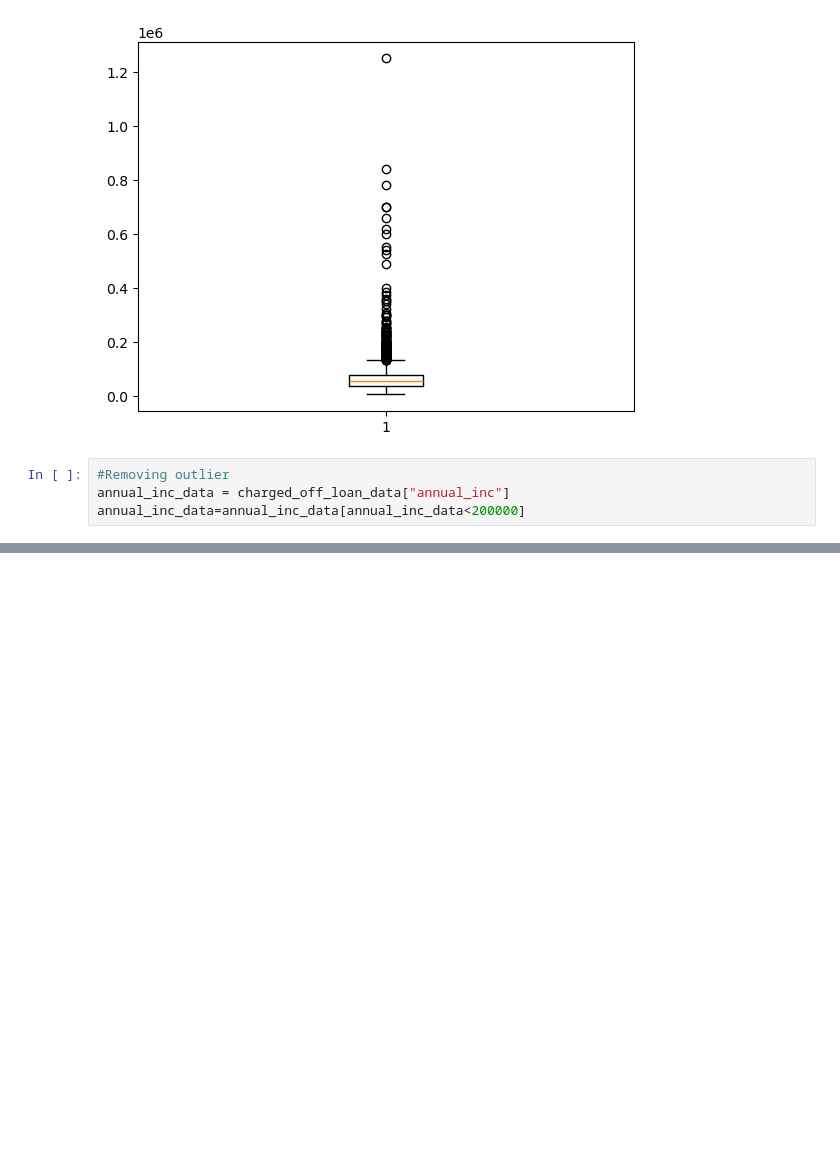
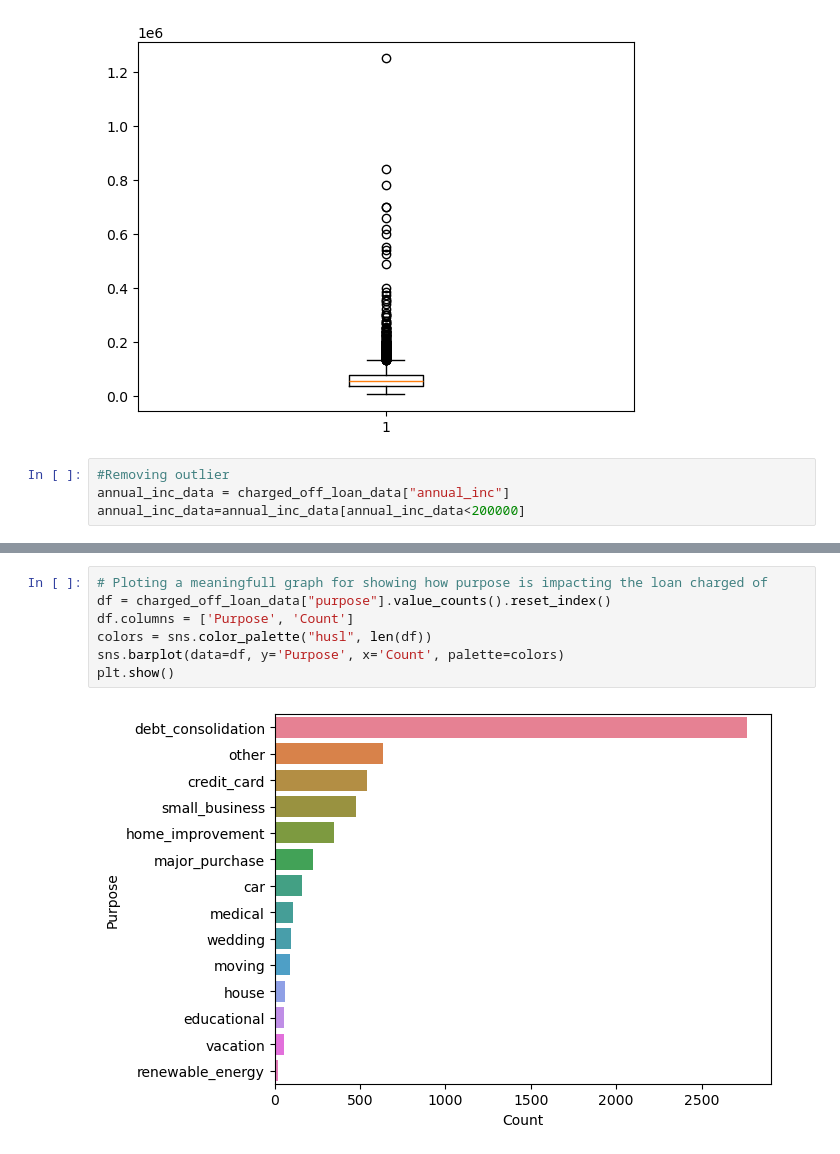
Before and after one commit to anandtv04/lending-case-study, a Jupyter notebook: lending-case-study-ankur_anand.ipynb, the cells around one changed output, grey strips where cells are left out. Saved outputs shown, nothing was run; the diff lists cells and outputs as text; blank space fills up the shorter version.

```diff
--- a/lending-case-study-ankur_anand.ipynb
+++ b/lending-case-study-ankur_anand.ipynb
@@ -306,0 +317,9 @@ plt.show()
+# %%
+# Ploting a meaningfull graph for showing how purpose is impacting the loan charged of
+df = charged_off_loan_data["purpose"].value_counts().reset_index()
+df.columns = ['Purpose', 'Count']
+colors = sns.color_palette("husl", len(df))
+sns.barplot(data=df, y='Purpose', x='Count', palette=colors)
+plt.show()
+# %% [output]
+[figure, added]
```
Also changed, not shown: parts of 5 cells of this notebook.
